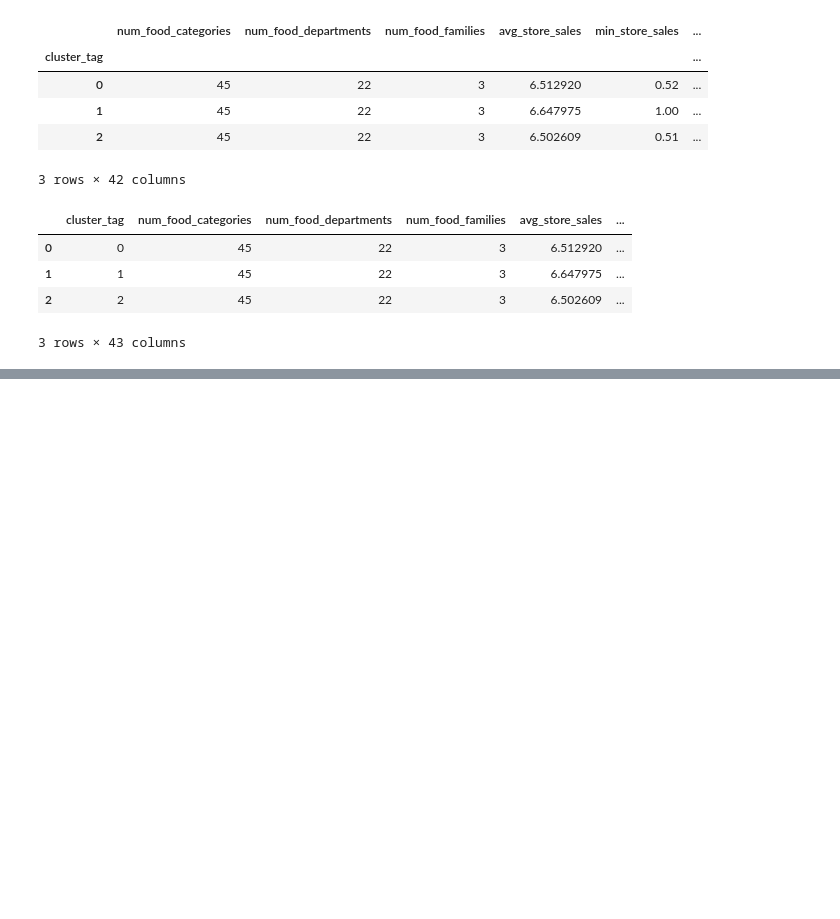
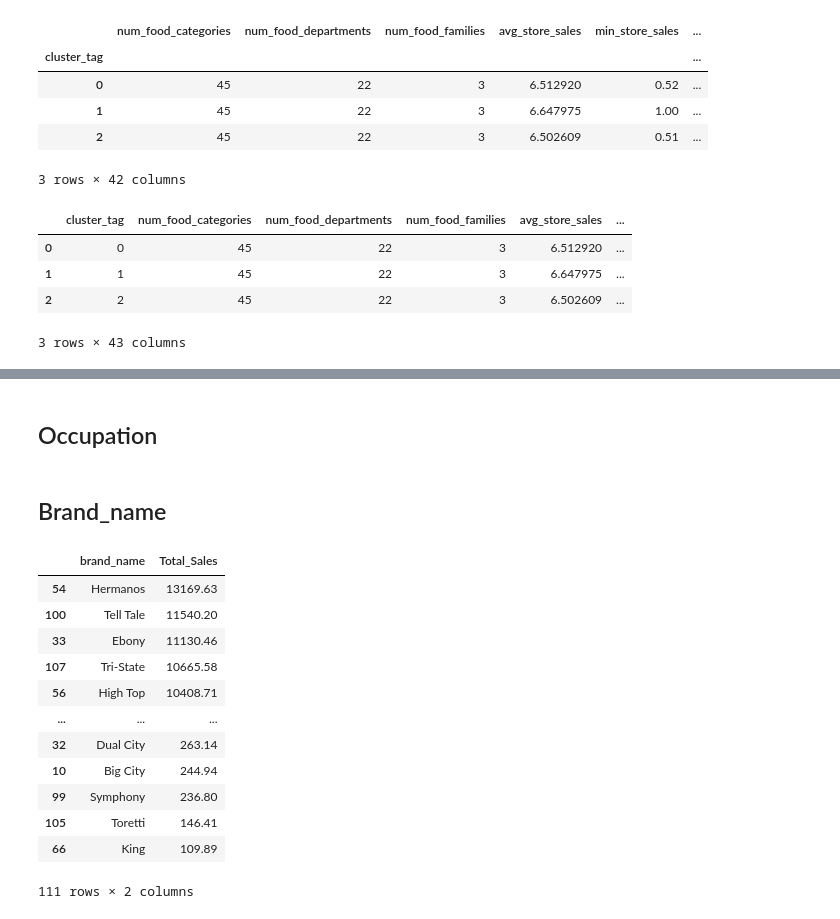
Before and after one commit to Indranil-Seal/customer_acq_model, a Jupyter notebook: notebooks/EDA/eda_v1.ipynb, the cells around one changed output, grey strips where cells are left out. Saved outputs shown, nothing was run; the diff lists cells and outputs as text; code cells hidden in the pictures; blank space fills up the shorter version.

```diff
--- a/notebooks/EDA/eda_v1.ipynb
+++ b/notebooks/EDA/eda_v1.ipynb
@@ -905,0 +944,2 @@ cluster_summary.to_csv(f"{reporting_loc}//cluster_summary.csv", index = False)
+# %% [markdown]
+## Occupation
@@ -905,0 +949,19 @@ cluster_summary.to_csv(f"{reporting_loc}//cluster_summary.csv", index = False)
+# %% [markdown]
+## Brand_name
+# %%
+brand_name_df = data.groupby(['brand_name']).agg(Total_Sales = pd.NamedAgg('store_sales(in millions)', 'sum')).reset_index().sort_values(by = 'Total_Sales', ascending = False)
+brand_name_df
+# %% [output]
+|  | brand_name | Total_Sales |
+| 54 | Hermanos | 13169.63 |
+| 100 | Tell Tale | 11540.20 |
+| 33 | Ebony | 11130.46 |
+| 107 | Tri-State | 10665.58 |
+| 56 | High Top | 10408.71 |
+| ... | ... | ... |
+| 32 | Dual City | 263.14 |
+| 10 | Big City | 244.94 |
+| 99 | Symphony | 236.80 |
+| 105 | Toretti | 146.41 |
+| 66 | King | 109.89 |
+111 rows × 2 columns
```
Also changed, not shown: parts of 14 cells of this notebook, 4 other files.
